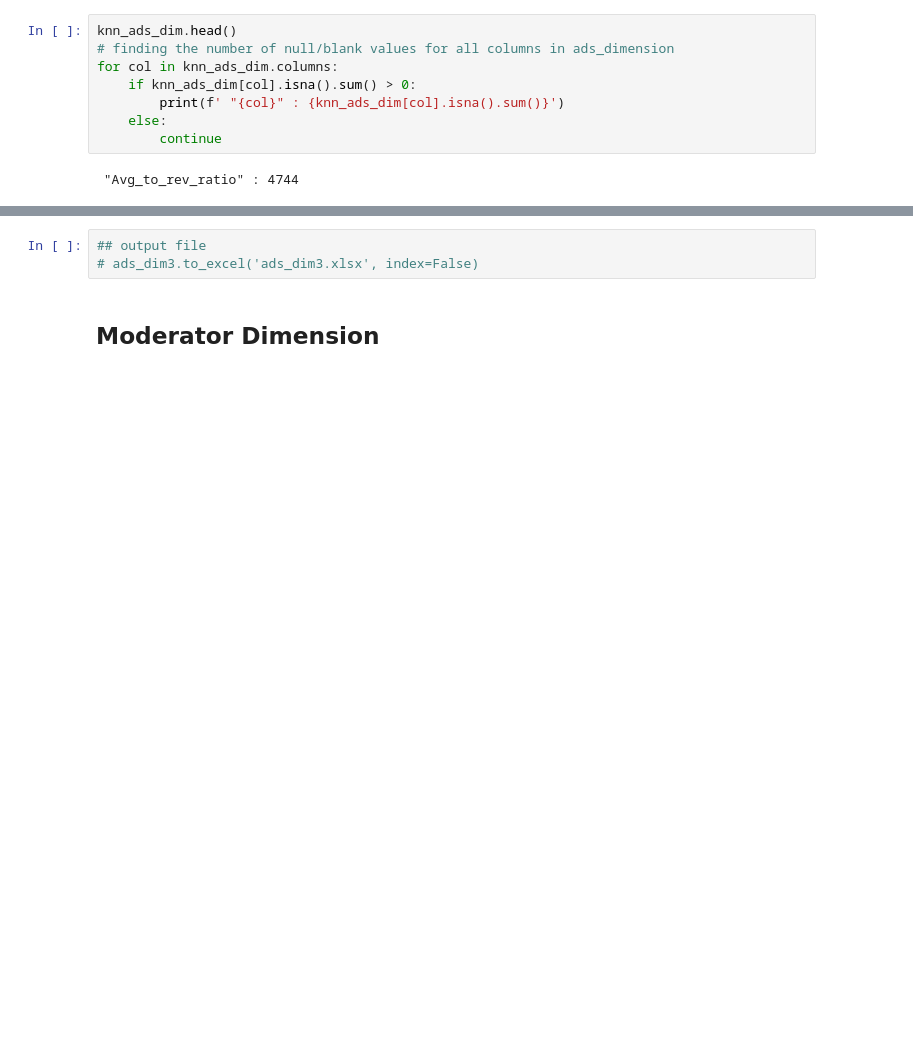
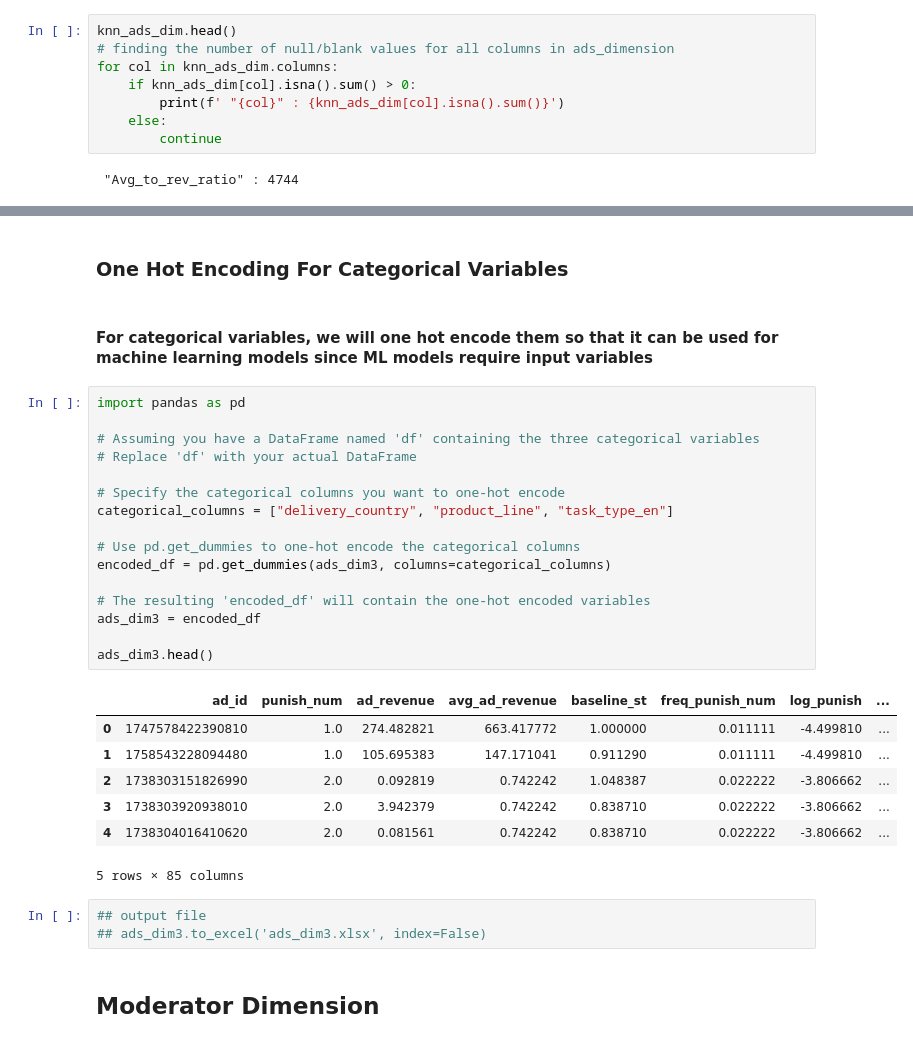
Before and after one commit to Lu-Yi-Fan/Tiktok-hackerthon, a Jupyter notebook: main.ipynb, the cells around one changed output, grey strips where cells are left out. Cells and saved outputs as stored; diff of their text form; blank space fills up the shorter version.

Commit message:
encoded

```diff
--- a/main.ipynb
+++ b/main.ipynb
@@ -838,6 +820,34 @@ ads_dim3.head()
+# %% [markdown]
+### One Hot Encoding For Categorical Variables
+# %% [markdown]
+#### For categorical variables, we will one hot encode them so that it can be used for machine learning models since ML models require input variables
+# %%
+import pandas as pd
+
+# Assuming you have a DataFrame named 'df' containing the three categorical variables
+# Replace 'df' with your actual DataFrame
+
+# Specify the categorical columns you want to one-hot encode
+categorical_columns = ["delivery_country", "product_line", "task_type_en"]
+
+# Use pd.get_dummies to one-hot encode the categorical columns
+encoded_df = pd.get_dummies(ads_dim3, columns=categorical_columns)
+
+# The resulting 'encoded_df' will contain the one-hot encoded variables
+ads_dim3 = encoded_df
+
+ads_dim3.head()
+# %% [output]
+|  | ad_id | punish_num | ad_revenue | avg_ad_revenue | baseline_st | freq_punish_num | log_punish | ... |
+| 0 | 1747578422390810 | 1.0 | 274.482821 | 663.417772 | 1.000000 | 0.011111 | -4.499810 | ... |
+| 1 | 1758543228094480 | 1.0 | 105.695383 | 147.171041 | 0.911290 | 0.011111 | -4.499810 | ... |
+| 2 | 1738303151826990 | 2.0 | 0.092819 | 0.742242 | 1.048387 | 0.022222 | -3.806662 | ... |
+| 3 | 1738303920938010 | 2.0 | 3.942379 | 0.742242 | 0.838710 | 0.022222 | -3.806662 | ... |
+| 4 | 1738304016410620 | 2.0 | 0.081561 | 0.742242 | 0.838710 | 0.022222 | -3.806662 | ... |
+5 rows × 85 columns
 # %%
 ## output file
-# ads_dim3.to_excel('ads_dim3.xlsx', index=False)
+## ads_dim3.to_excel('ads_dim3.xlsx', index=False)
 # %% [markdown]
 ## Moderator Dimension
 # %%
```
Also changed, not shown: parts of 11 cells of this notebook.
